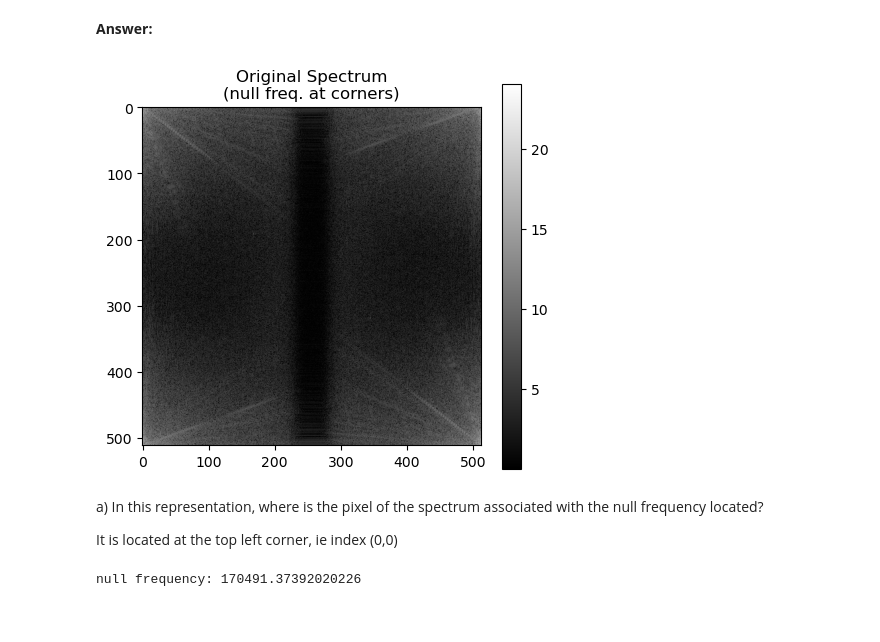
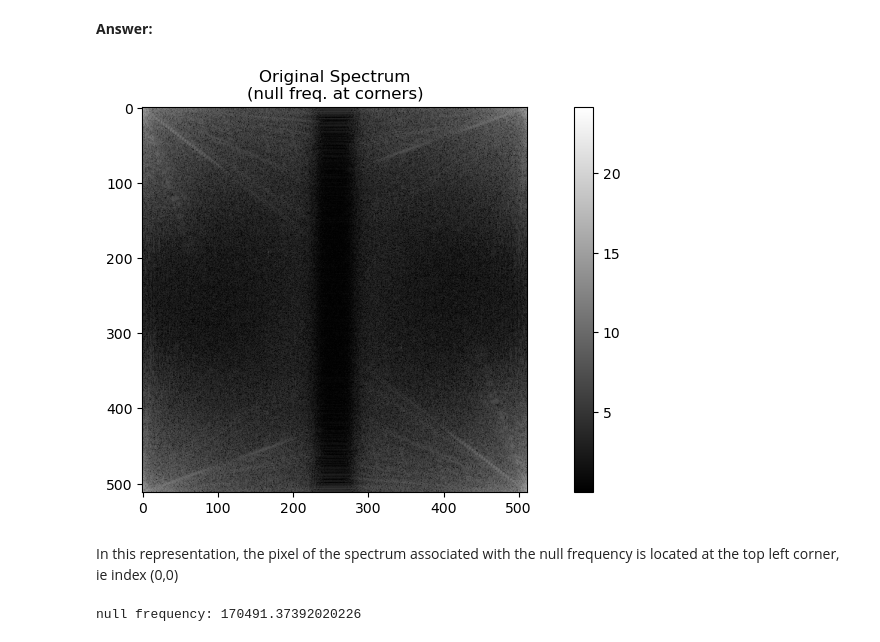
Before and after one commit to antoineamiel/python_sdia, a Jupyter notebook: Labs/Lab3/lab3.ipynb, the cells around one changed output. Saved outputs shown, nothing was run; the diff lists cells and outputs as text; code cells hidden in the pictures.

```diff
--- a/Labs/Lab3/lab3.ipynb
+++ b/Labs/Lab3/lab3.ipynb
@@ -288,21 +288,18 @@ b) Take a look at the documentation of `np.fft.fftshift`. Use it to ensure that
 # %%
 # Compute 2D FFT and spectrum
 fft_img = np.fft.fft2(img)
 spectrum = np.abs(fft_img)**2
 
 # Display spectrum in log scale
 plt.figure(figsize=(12, 5))
-plt.subplot(121)
 plt.imshow(np.log(spectrum + 1), cmap='gray') # logarithmic scale, we add 1 to avoid log(0)
 plt.title('Original Spectrum\n(null freq. at corners)')
 plt.colorbar()
 plt.show()
 # %% [output]
-[figure, old version]
+[figure, new version]
 # %% [markdown]
-a) In this representation, where is the pixel of the spectrum associated with the null frequency located?
-
-It is located at the top left corner, ie index (0,0)
+In this representation, the pixel of the spectrum associated with the null frequency is located at the top left corner, ie index (0,0)
 # %%
 print(f'null frequency: {fft_img[0, 0].real}')
 # %% [output]
```
Also changed, not shown: parts of 1 cell of this notebook.
